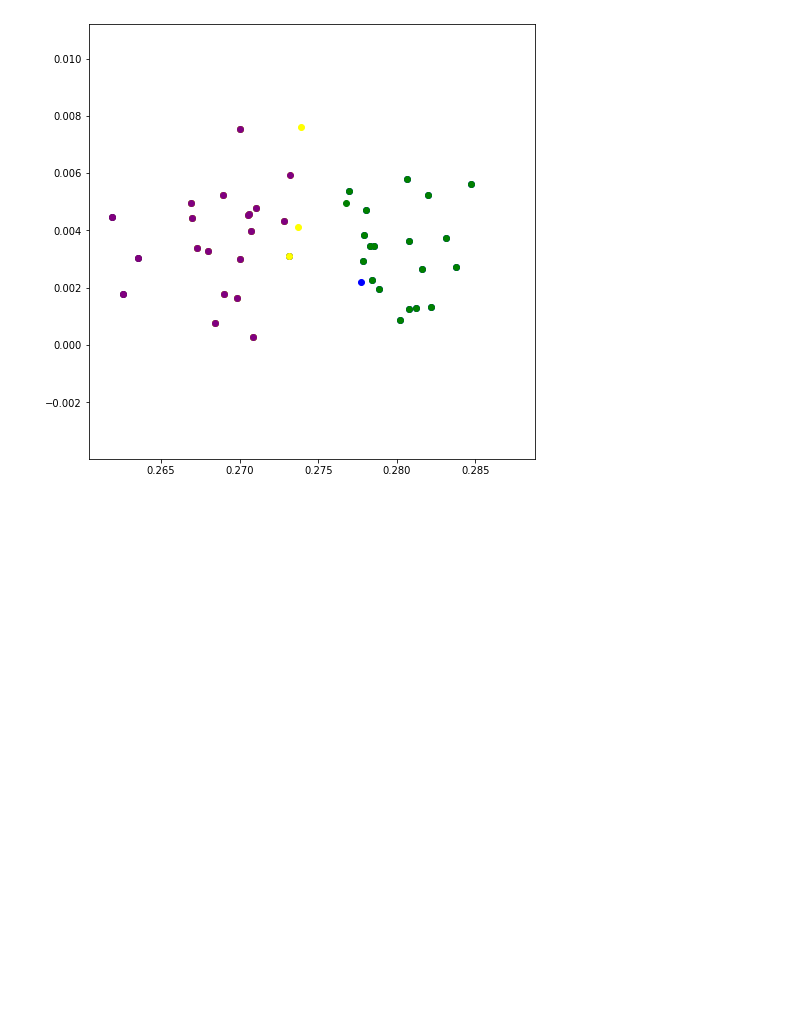
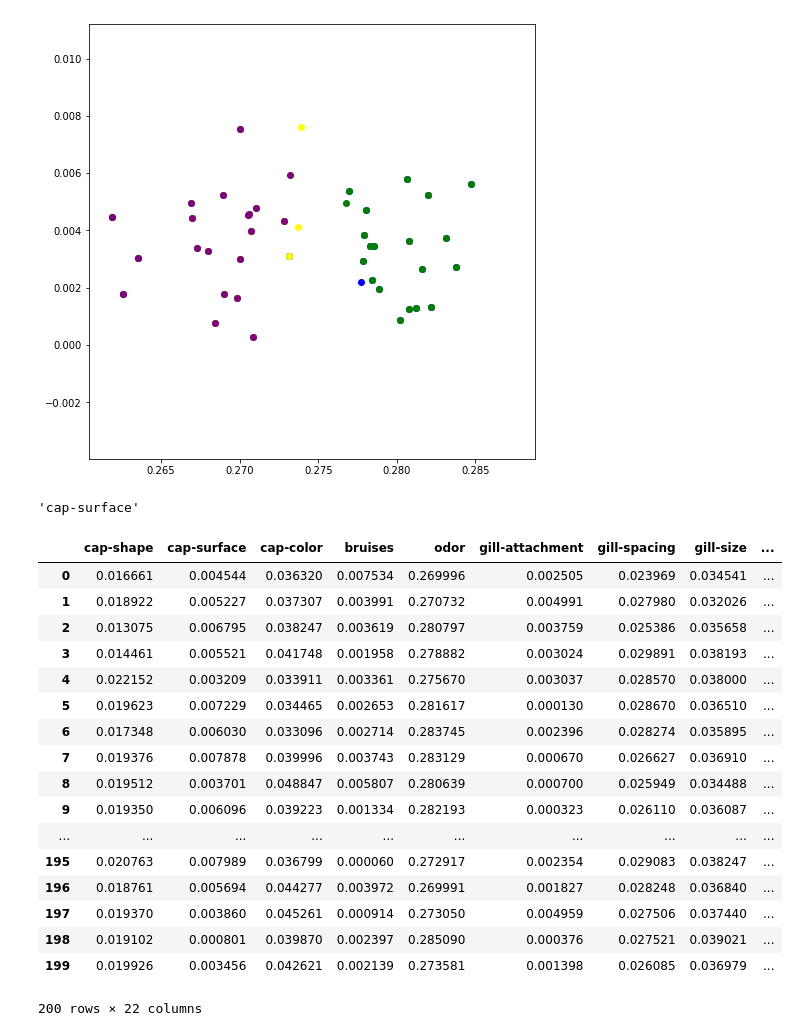
Before and after one commit to harryhht08/498P, a Jupyter notebook: Kmedoids/Untitled.ipynb, the cells around one changed output. Drawn from its saved outputs; the diff is of its cells as text; code cells hidden in the pictures; blank space fills up the shorter version.

```diff
--- a/Kmedoids/Untitled.ipynb
+++ b/Kmedoids/Untitled.ipynb
@@ -140,0 +148,26 @@ plt.show()
+# %%
+df = pd.read_csv('mushroom-attributions-200-samples.csv')
+df.columns[1]
+# %% [output]
+'cap-surface'
+# %%
+df
+# %% [output]
+|  | cap-shape | cap-surface | cap-color | bruises | odor | gill-attachment | gill-spacing | gill-size | ... |
+| 0 | 0.016661 | 0.004544 | 0.036320 | 0.007534 | 0.269996 | 0.002505 | 0.023969 | 0.034541 | ... |
+| 1 | 0.018922 | 0.005227 | 0.037307 | 0.003991 | 0.270732 | 0.004991 | 0.027980 | 0.032026 | ... |
+| 2 | 0.013075 | 0.006795 | 0.038247 | 0.003619 | 0.280797 | 0.003759 | 0.025386 | 0.035658 | ... |
+| 3 | 0.014461 | 0.005521 | 0.041748 | 0.001958 | 0.278882 | 0.003024 | 0.029891 | 0.038193 | ... |
+| 4 | 0.022152 | 0.003209 | 0.033911 | 0.003361 | 0.275670 | 0.003037 | 0.028570 | 0.038000 | ... |
+| 5 | 0.019623 | 0.007229 | 0.034465 | 0.002653 | 0.281617 | 0.000130 | 0.028670 | 0.036510 | ... |
+| 6 | 0.017348 | 0.006030 | 0.033096 | 0.002714 | 0.283745 | 0.002396 | 0.028274 | 0.035895 | ... |
+| 7 | 0.019376 | 0.007878 | 0.039996 | 0.003743 | 0.283129 | 0.000670 | 0.026627 | 0.036910 | ... |
+| 8 | 0.019512 | 0.003701 | 0.048847 | 0.005807 | 0.280639 | 0.000700 | 0.025949 | 0.034488 | ... |
+| 9 | 0.019350 | 0.006096 | 0.039223 | 0.001334 | 0.282193 | 0.000323 | 0.026110 | 0.036087 | ... |
+| ... | ... | ... | ... | ... | ... | ... | ... | ... | ... |
+| 195 | 0.020763 | 0.007989 | 0.036799 | 0.000060 | 0.272917 | 0.002354 | 0.029083 | 0.038247 | ... |
+| 196 | 0.018761 | 0.005694 | 0.044277 | 0.003972 | 0.269991 | 0.001827 | 0.028248 | 0.036840 | ... |
+| 197 | 0.019370 | 0.003860 | 0.045261 | 0.000914 | 0.273050 | 0.004959 | 0.027506 | 0.037440 | ... |
+| 198 | 0.019102 | 0.000801 | 0.039870 | 0.002397 | 0.285090 | 0.000376 | 0.027521 | 0.039021 | ... |
+| 199 | 0.019926 | 0.003456 | 0.042621 | 0.002139 | 0.273581 | 0.001398 | 0.026085 | 0.036979 | ... |
+200 rows × 22 columns
```
Also changed, not shown: parts of 9 cells of this notebook, 2 other files.
